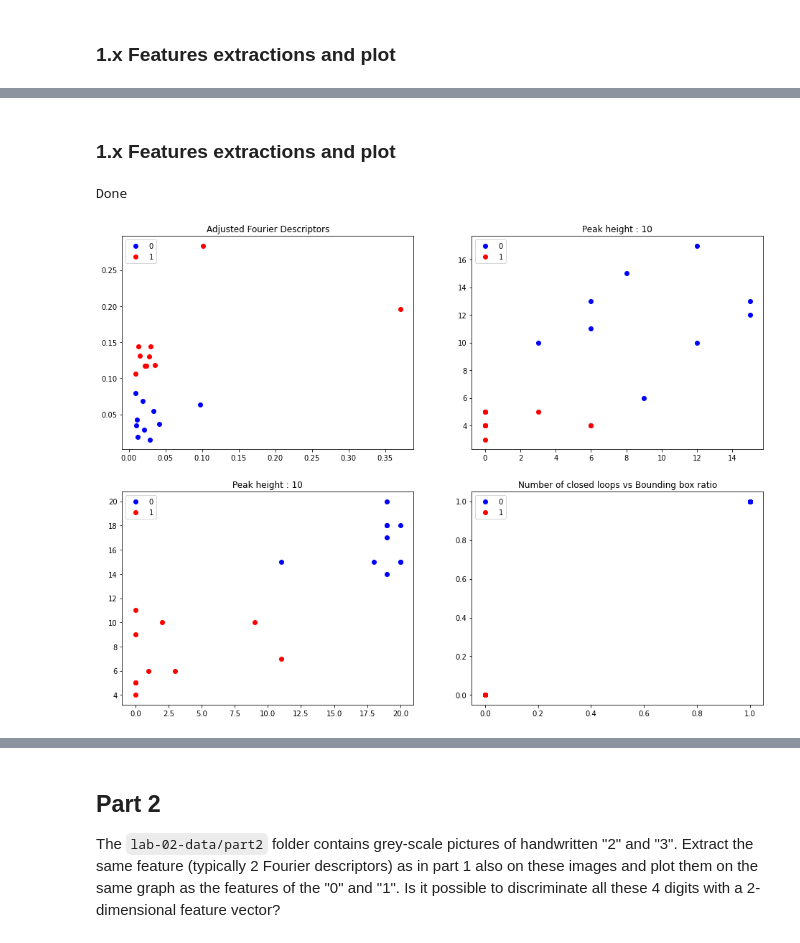
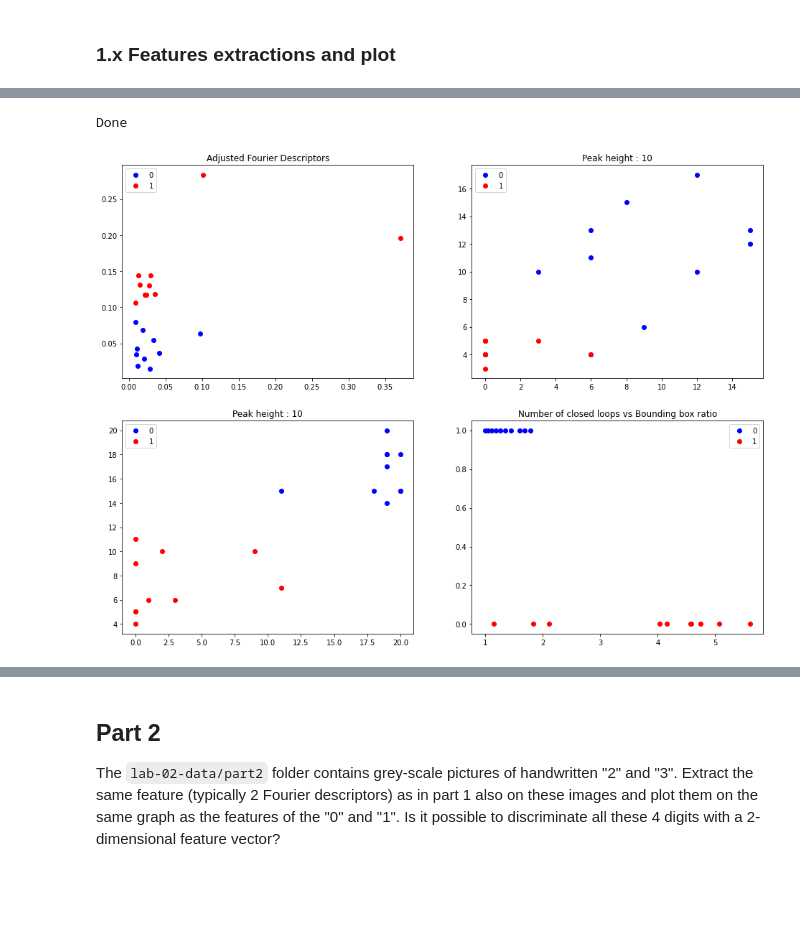
Before and after one commit to JambonSama/image_analysis_and_pattern_recognition_labs, a Jupyter notebook: labs/lab_02_object_description.ipynb, the cells around one changed output, grey strips where cells are left out. Saved outputs shown, nothing was run; the diff lists cells and outputs as text; code cells hidden in the pictures; blank space fills up the shorter version.

```diff
--- a/labs/lab_02_object_description.ipynb
+++ b/labs/lab_02_object_description.ipynb
@@ -187,3 +187,19 @@ def afd(img):
     Z = Z[2:-1]
     m = np.absolute(Z)
     return m
+
+# Computes Fourier Descriptos and Inverse Fourier Descriptors for proof of concept
+Z, Nin, m, phi, numrows, numcols = fd(img=imgs_1[5])
+img_out = ifd(Z, Nin, numrows, numcols, Nout=400)
+
+# Plot
+n_lin = 1
+n_col = 1
+size = 6
+fig, ax = plt.subplots(n_lin, n_col, figsize=(n_col*size, n_lin*size))
+ax.imshow(img_out, cmap="gray")
+ax.set_title("Image obtained from FD and IFD")
+ax.axis("off")
+
+# End of cell
+print("Done")
@@ -470,5 +369,3 @@ def getClosedLoops(img):
-# %% [markdown]
-### 1.x Features extractions and plot
 # %%
 # Applying basic morphological operation to clean imgs
 morph_0 = [False,False,False,False,False,False,False,False,False,False]
@@ -513,44 +410,44 @@ ratio_1 = np.zeros(10)
 cl_0 = np.zeros(10)
 cl_1 = np.zeros(10)
 
-for img_0, img_1, i in zip(imgs_0, imgs_1, range(10)):
-    cl_0[i] = getClosedLoops(img_0)
-    cl_1[i] = getClosedLoops(img_1)
-    ratio_0[i] = getClosedLoops(img_0)
-    ratio_1[i] = getClosedLoops(img_1)
+for i in range(10):
+    cl_0[i] = getClosedLoops(imgs_0[i])
+    cl_1[i] = getClosedLoops(imgs_1[i])
+    ratio_0[i], _, _ = getRatio(imgs_0[i])
+    ratio_1[i], _, _ = getRatio(imgs_1[i])
 
 # Plots
 n_lin = 2
 n_col = 2
 size = 6
 fig, ax = plt.subplots(n_lin, n_col, figsize=(size*0.4/0.3*n_col, size*n_lin))
 
 ax[0,0].plot(modules_0[:,0], modules_0[:,1], "bo", label="0")
 ax[0,0].plot(modules_1[:,0], modules_1[:,1], "ro", label="1")
 ax[0,0].legend(loc="upper left")
 ax[0,0].set_title(f"Adjusted Fourier Descriptors")
 
 ax[1,0].plot(nb_peak_x_0, nb_peak_y_0, "bo", label='0')
 ax[1,0].plot(nb_peak_x_1, nb_peak_y_1, "ro", label='1')
 ax[1,0].legend(loc='upper left')
 ax[1,0].set_title(f"Peak height : {peak_value}")
 # plotNumber(nb_peak_x_0, nb_peak_y_0)
 # plotNumber(nb_peak_x_1, nb_peak_y_1)
 
 ax[0,1].plot(nb_peak_xmt_0, nb_peak_ymt_0, "bo", label='0')
 ax[0,1].plot(nb_peak_xmt_1, nb_peak_ymt_1, "ro", label='1')
 ax[0,1].legend(loc='upper left')
 ax[0,1].set_title(f"Peak height : {peak_value}")
 # plotNumber(nb_peak_xmt_0, nb_peak_ymt_0)
 # plotNumber(nb_peak_xmt_1, nb_peak_ymt_1)
 
-ax[1,1].plot(cl_0, ratio_0, "bo", label='0')
-ax[1,1].plot(cl_1, ratio_1, "ro", label='1')
-ax[1,1].legend(loc='upper left')
+ax[1,1].plot(ratio_0, cl_0, "bo", label='0')
+ax[1,1].plot(ratio_1, cl_1, "ro", label='1')
+ax[1,1].legend(loc='upper right')
 ax[1,1].set_title(f"Number of closed loops vs Bounding box ratio")
 
 # End of cell
 print("Done")
 # %% [output]
 Done
-[figure, old version]
+[figure, new version]
```
Also changed, not shown: parts of 9 cells of this notebook.
